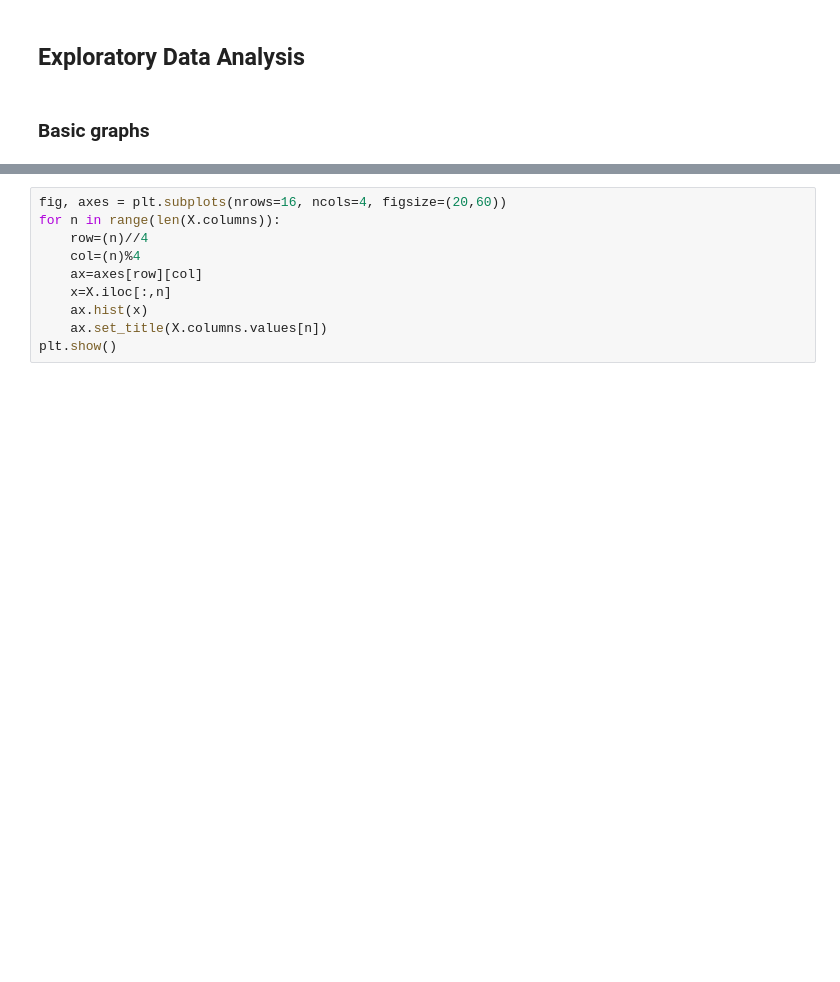
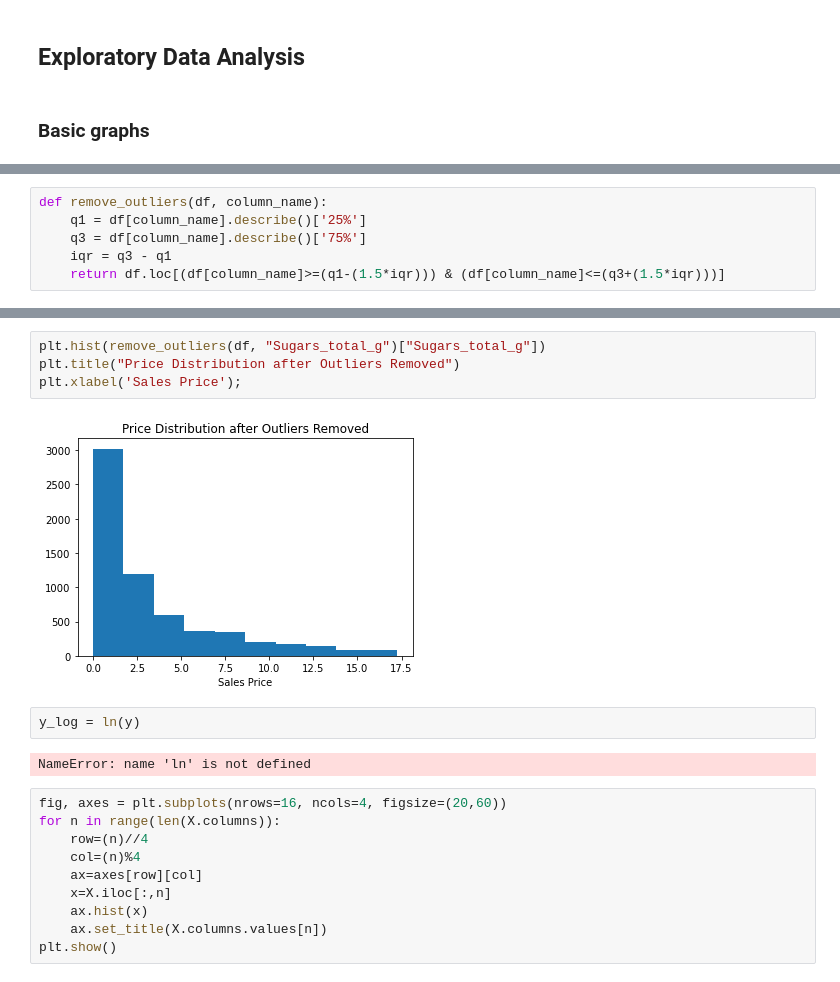
Before and after one commit to melodygr/food_data, a Jupyter notebook: WW Sugar Prediction.ipynb, the cells around one changed output, grey strips where cells are left out. Drawn from its saved outputs; the diff is of its cells as text; blank space fills up the shorter version.

```diff
--- a/WW Sugar Prediction.ipynb
+++ b/WW Sugar Prediction.ipynb
@@ -114,0 +139,6 @@ X.head()
+# %%
+def remove_outliers(df, column_name):
+    q1 = df[column_name].describe()['25%']
+    q3 = df[column_name].describe()['75%']
+    iqr = q3 - q1
+    return df.loc[(df[column_name]>=(q1-(1.5*iqr))) & (df[column_name]<=(q3+(1.5*iqr)))]
@@ -115,3 +161,13 @@ X.head()
+# %%
+plt.hist(remove_outliers(df, "Sugars_total_g")["Sugars_total_g"])
+plt.title("Price Distribution after Outliers Removed")
+plt.xlabel('Sales Price');
+# %% [output]
+[figure, added]
+# %%
+y_log = ln(y)
+# %% [output]
+NameError: name 'ln' is not defined
 # %%
 fig, axes = plt.subplots(nrows=16, ncols=4, figsize=(20,60))
 for n in range(len(X.columns)):
```
Also changed, not shown: parts of 43 cells of this notebook.
